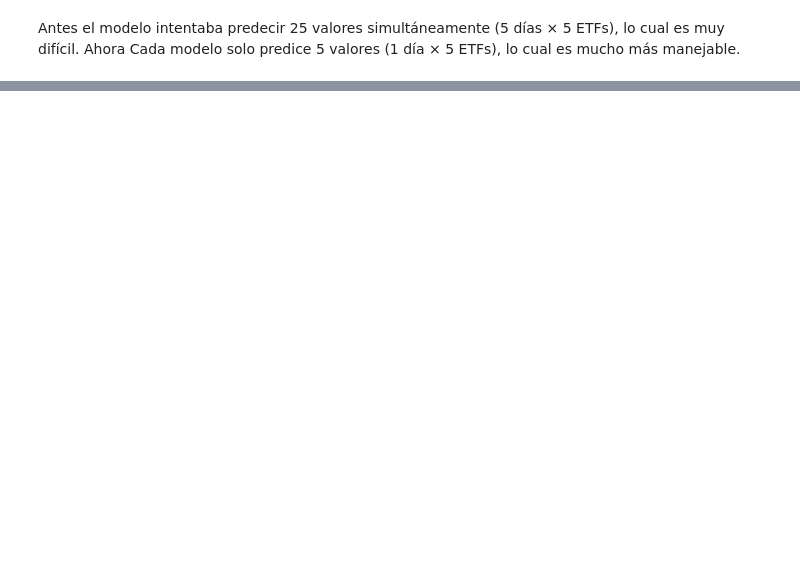
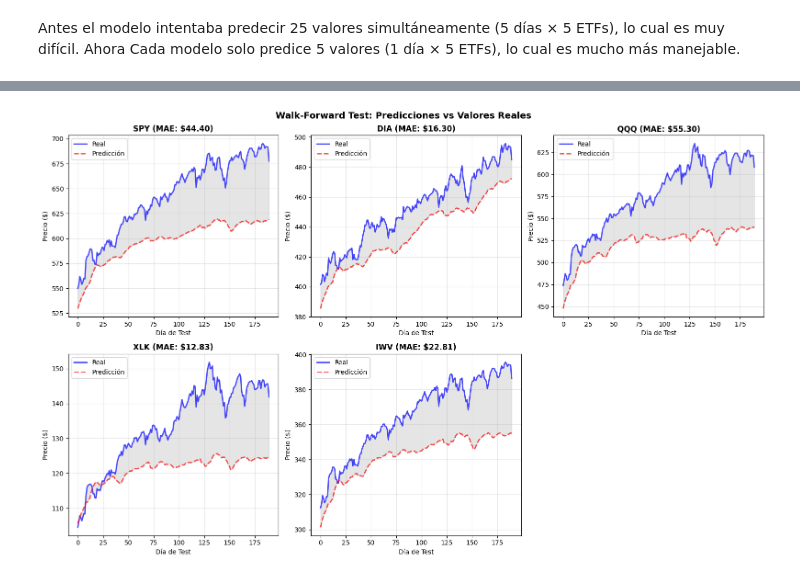
Before and after one commit to cathycaz/PROYECTO_FINAL, a Jupyter notebook: Modelo_Predictivo.ipynb, the cells around one changed output, grey strips where cells are left out. Cells and saved outputs as stored; diff of their text form; code cells hidden in the pictures; blank space fills up the shorter version.

Commit message:
Actualización del modelo predictivo: modelos LSTM con datos de 5 años y análisis walk-forward

```diff
--- a/Modelo_Predictivo.ipynb
+++ b/Modelo_Predictivo.ipynb
@@ -775,8 +758,8 @@ df_XLK.to_csv(os.path.join(output_dir, "XLK.csv"), index=True)
 # %%
 def make_sequences(
     df,
-    window=120,
-    horizon=5,
+    window=30,
+    horizon=1,
     feature_cols=None,
     target_cols=None
 ):
@@ -912,4 +831,0 @@ X_test_scaled = scaler_X.transform(X_test_flat).reshape(X_test.shape)
-# %%
-# Definir dimensiones de entrada y salida para el modelo
-num_features = X_train_scaled.shape[2]
-num_outputs = y_train_scaled.shape[1]
@@ -1675,4 +831,0 @@ X_test shape: (975, 30, 10), y_test shape: (975, 5)
-# %%
-"""# Definir dimensiones de entrada y salida para el modelo
-num_features = X_train_scaled.shape[2]
-num_outputs = y_train_scaled.shape[1]"""
@@ -2371,6 +1141,0 @@ WARNING:absl:You are saving your model as an HDF5 file via `model.save()` or `ke
-# %%
-# Después del fit, imprime métricas de train también
-y_train_pred = scaler_y.inverse_transform(modelo.predict(X_train_scaled, verbose=0))
-y_train_true = scaler_y.inverse_transform(y_train_scaled)
-r2_train = r2_score(y_train_true, y_train_pred)
-print(f"R² Train: {r2_train:.4f}")
@@ -2698,0 +1736,65 @@ WARNING:absl:You are saving your model as an HDF5 file via `model.save()` or `ke
+# %%
+# ============================================
+# VISUALIZACIÓN GRÁFICA DEL WALK-FORWARD
+# ============================================
+
+print("="*70)
+print("GRÁFICAS: PREDICCIONES vs VALORES REALES")
+print("="*70)
+
+fig, axes = plt.subplots(2, 3, figsize=(16, 10))
+fig.suptitle('Walk-Forward Test: Predicciones vs Valores Reales', fontsize=14, fontweight='bold')
+
+for idx, activo in enumerate(etf_names):
+    ax = axes[idx // 3, idx % 3]
+
+    dias = range(len(predicciones_wf))
+    pred = predicciones_wf[:, idx]
+    real = actuals_wf[:, idx]
+
+    ax.plot(dias, real, 'b-', linewidth=2, label='Real', alpha=0.7)
+    ax.plot(dias, pred, 'r--', linewidth=2, label='Predicción', alpha=0.7)
+    ax.fill_between(dias, real, pred, alpha=0.2, color='gray')
+
+    mae = mae_por_activo[activo]
+    ax.set_title(f'{activo} (MAE: ${mae:.2f})', fontweight='bold')
+    ax.set_xlabel('Día de Test')
+    ax.set_ylabel('Precio ($)')
+    ax.legend()
+    ax.grid(True, alpha=0.3)
+
+# Remover el último subplot vacío
+axes[1, 2].remove()
+
+plt.tight_layout()
+plt.show()
+
+# ============================================
+# TABLA RESUMEN FINAL
+# ============================================
+
+print("\n" + "="*70)
+print("TABLA RESUMEN: MÉTRICAS DE WALK-FORWARD EN TEST")
+print("="*70)
+
+df_resumen = pd.DataFrame({
+    'Activo': etf_names,
+    'MAE ($)': [mae_por_activo[a] for a in etf_names],
+    'RMSE ($)': [rmse_por_activo[a] for a in etf_names],
+    'MAPE (%)': [mape_por_activo[a] for a in etf_names]
+})
+
+display(df_resumen)
+
+print(f"\n📊 RESUMEN GENERAL:")
+print(f"  ✅ MAE Promedio:   ${mae_promedio:.4f}")
+print(f"  ✅ RMSE Promedio:  ${rmse_promedio:.4f}")
+print(f"  ✅ MAPE Promedio:  {mape_promedio:.2f}%")
+print(f"  ✅ Predicciones:   {len(predicciones_wf)} días de test")
+print(f"  ✅ Ventana (WINDOW): {WINDOW} días")
+print(f"  ✅ Horizonte: {HORIZON} días adelante")
+
+print("\n" + "="*70)
+print("✓ WALK-FORWARD EN TEST COMPLETADO CON ÉXITO")
+print("="*70)
+# %% [output]
@@ -2698,0 +1804 @@ WARNING:absl:You are saving your model as an HDF5 file via `model.save()` or `ke
+[figure, added]
```
Also changed, not shown: parts of 61 cells of this notebook, 58 other files.
